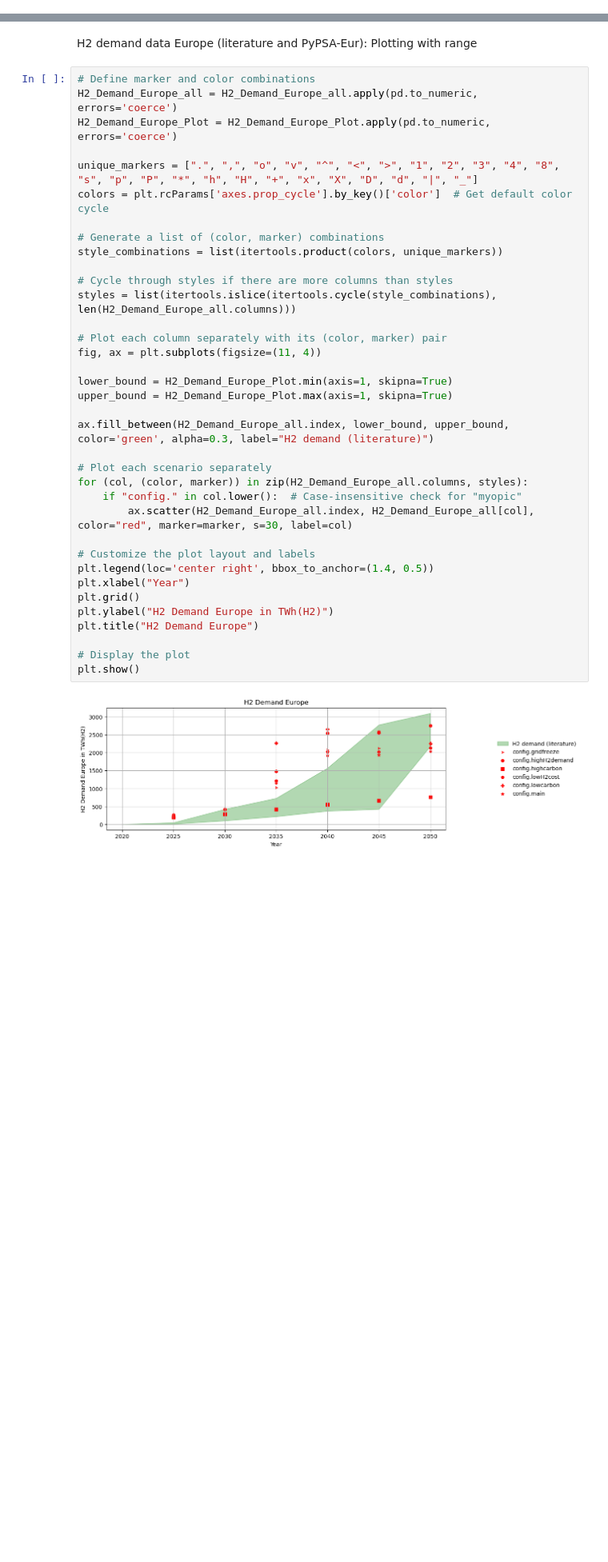
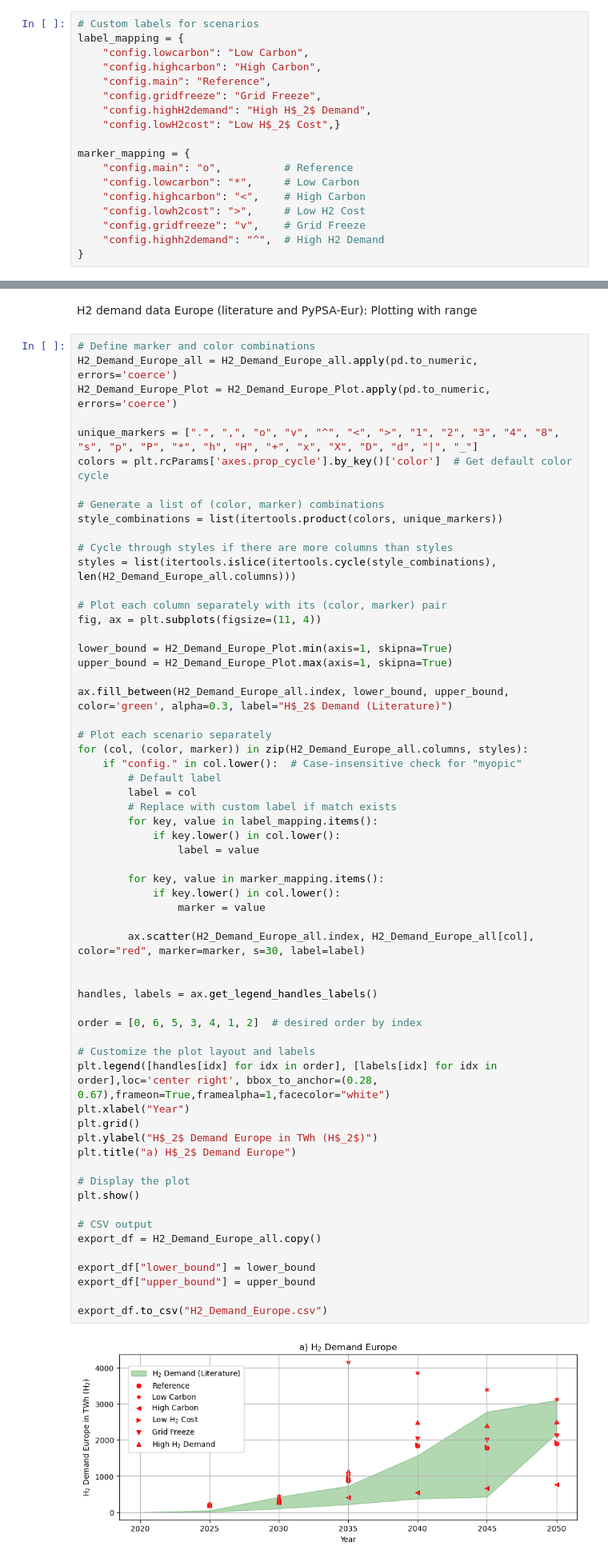
Before and after one commit to AlexanderMeisinger/Demand-Europe-Preparation, a Jupyter notebook: workflow/notebooks/compare_h2-demand.ipynb, the cells around one changed output, grey strips where cells are left out. Shown at 80% size. Cells and saved outputs as stored; diff of their text form; blank space fills up the shorter version.

```diff
--- a/workflow/notebooks/compare_h2-demand.ipynb
+++ b/workflow/notebooks/compare_h2-demand.ipynb
@@ -191,5 +214,23 @@ plt.show()
 # %% [markdown]
 H2 demand data Germany (literature and PyPSA-Eur): Plotting with range
+# %%
+# Custom labels for scenarios
+label_mapping = {
+    "config.lowcarbon": "Low Carbon",
+    "config.highcarbon": "High Carbon",
+    "config.main": "Reference",
+    "config.gridfreeze": "Grid Freeze",
+    "config.highH2demand": "High H$_2$ Demand",
+    "config.lowH2cost": "Low H$_2$ Cost",}
+
+marker_mapping = {
+    "config.main": "o",          # Reference
+    "config.lowcarbon": "*",     # Low Carbon
+    "config.highcarbon": "<",    # High Carbon
+    "config.lowh2cost": ">",     # Low H2 Cost
+    "config.gridfreeze": "v",    # Grid Freeze
+    "config.highh2demand": "^",  # High H2 Demand
+}
 # %%
 # Define marker and color combinations
 H2_Demand_Germany_all = H2_Demand_Germany_all.apply(pd.to_numeric, errors='coerce')
@@ -338,36 +420,60 @@ H2 demand data Europe (literature and PyPSA-Eur): Plotting with range
 H2_Demand_Europe_all = H2_Demand_Europe_all.apply(pd.to_numeric, errors='coerce')
 H2_Demand_Europe_Plot = H2_Demand_Europe_Plot.apply(pd.to_numeric, errors='coerce')
 
 unique_markers = [".", ",", "o", "v", "^", "<", ">", "1", "2", "3", "4", "8", "s", "p", "P", "*", "h", "H", "+", "x", "X", "D", "d", "|", "_"]
 colors = plt.rcParams['axes.prop_cycle'].by_key()['color']  # Get default color cycle
 
 # Generate a list of (color, marker) combinations
 style_combinations = list(itertools.product(colors, unique_markers))
 
 # Cycle through styles if there are more columns than styles
 styles = list(itertools.islice(itertools.cycle(style_combinations), len(H2_Demand_Europe_all.columns)))
 
 # Plot each column separately with its (color, marker) pair
 fig, ax = plt.subplots(figsize=(11, 4))
 
 lower_bound = H2_Demand_Europe_Plot.min(axis=1, skipna=True)
 upper_bound = H2_Demand_Europe_Plot.max(axis=1, skipna=True)
 
-ax.fill_between(H2_Demand_Europe_all.index, lower_bound, upper_bound, color='green', alpha=0.3, label="H2 demand (literature)")
+ax.fill_between(H2_Demand_Europe_all.index, lower_bound, upper_bound, color='green', alpha=0.3, label="H$_2$ Demand (Literature)")
 
 # Plot each scenario separately
 for (col, (color, marker)) in zip(H2_Demand_Europe_all.columns, styles):
     if "config." in col.lower():  # Case-insensitive check for "myopic"
-        ax.scatter(H2_Demand_Europe_all.index, H2_Demand_Europe_all[col], color="red", marker=marker, s=30, label=col)
+        # Default label
+        label = col
+        # Replace with custom label if match exists
+        for key, value in label_mapping.items():
+            if key.lower() in col.lower():
+                label = value
+
+        for key, value in marker_mapping.items():
+            if key.lower() in col.lower():
+                marker = value
+
+        ax.scatter(H2_Demand_Europe_all.index, H2_Demand_Europe_all[col], color="red", marker=marker, s=30, label=label)
+
+
+handles, labels = ax.get_legend_handles_labels()
+
+order = [0, 6, 5, 3, 4, 1, 2]  # desired order by index
 
 # Customize the plot layout and labels
-plt.legend(loc='center right', bbox_to_anchor=(1.4, 0.5))
+plt.legend([handles[idx] for idx in order], [labels[idx] for idx in order],loc='center right', bbox_to_anchor=(0.28, 0.67),frameon=True,framealpha=1,facecolor="white")
 plt.xlabel("Year")
 plt.grid()
-plt.ylabel("H2 Demand Europe in TWh(H2)")
-plt.title("H2 Demand Europe")
+plt.ylabel("H$_2$ Demand Europe in TWh (H$_2$)")
+plt.title("a) H$_2$ Demand Europe")
 
 # Display the plot
 plt.show()
+
+# CSV output
+export_df = H2_Demand_Europe_all.copy()
+
+export_df["lower_bound"] = lower_bound
+export_df["upper_bound"] = upper_bound
+
+export_df.to_csv("H2_Demand_Europe.csv")
 # %% [output]
-[figure, old version]
+[figure, new version]
```
Also changed, not shown: parts of 9 cells of this notebook.
